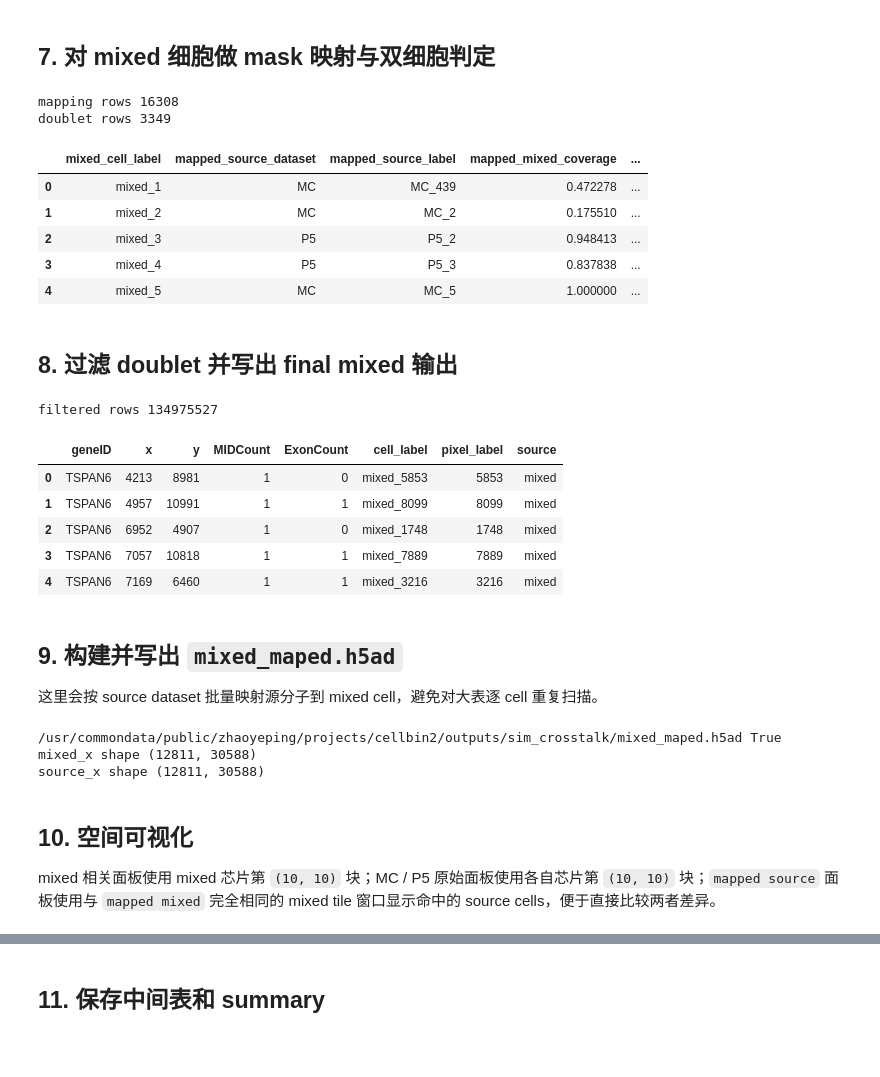
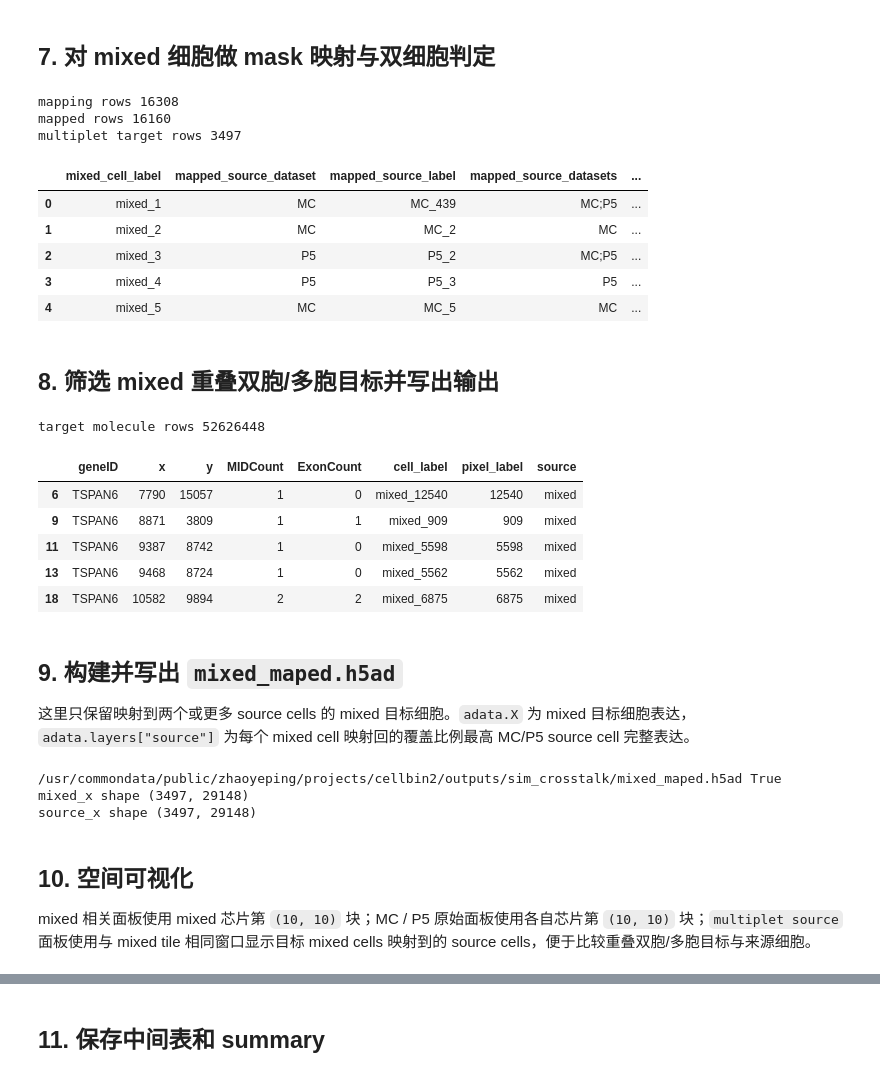
Before and after one commit to yepingzhao/cellbin2, a Jupyter notebook: sim_crosstalk.ipynb, the cells around one changed output, grey strips where cells are left out. Drawn from its saved outputs; the diff is of its cells as text; code cells hidden in the pictures; blank space fills up the shorter version.

```diff
--- a/sim_crosstalk.ipynb
+++ b/sim_crosstalk.ipynb
@@ -237,47 +237,49 @@ candidates_df, mapping_df = sim_crosstalk.map_mixed_cells(
     min_mixed_coverage=min_mixed_coverage,
 )
 
-doublet_df = mapping_df.loc[mapping_df["is_doublet"]].copy()
+multiplet_df = mapping_df.loc[mapping_df["is_multiplet"]].copy()
 print("mapping rows", len(mapping_df))
-print("doublet rows", len(doublet_df))
+print("mapped rows", int(mapping_df["mapped_source_count"].gt(0).sum()))
+print("multiplet target rows", len(multiplet_df))
 mapping_df.head()
 # %% [output]
 mapping rows 16308
-doublet rows 3349
+mapped rows 16160
+multiplet target rows 3497
-|  | mixed_cell_label | mapped_source_dataset | mapped_source_label | mapped_mixed_coverage | ... |
-| 0 | mixed_1 | MC | MC_439 | 0.472278 | ... |
-| 1 | mixed_2 | MC | MC_2 | 0.175510 | ... |
-| 2 | mixed_3 | P5 | P5_2 | 0.948413 | ... |
-| 3 | mixed_4 | P5 | P5_3 | 0.837838 | ... |
-| 4 | mixed_5 | MC | MC_5 | 1.000000 | ... |
+|  | mixed_cell_label | mapped_source_dataset | mapped_source_label | mapped_source_datasets | ... |
+| 0 | mixed_1 | MC | MC_439 | MC;P5 | ... |
+| 1 | mixed_2 | MC | MC_2 | MC | ... |
+| 2 | mixed_3 | P5 | P5_2 | MC;P5 | ... |
+| 3 | mixed_4 | P5 | P5_3 | P5 | ... |
+| 4 | mixed_5 | MC | MC_5 | MC | ... |
 # %% [markdown]
-## 8. 过滤 doublet 并写出 final mixed 输出
+## 8. 筛选 mixed 重叠双胞/多胞目标并写出输出
 # %%
-filtered_molecules = sim_crosstalk.filter_mixed_doublets(mixed_molecules, mapping_df)
-sim_crosstalk.write_filtered_mixed_outputs(
-    molecules=filtered_molecules,
-    output_gem=output_dir / "mixed_filtered.gem",
-    output_parquet=output_dir / "mixed_filtered_molecules.parquet",
+target_molecules = sim_crosstalk.select_multiplet_molecules(mixed_molecules, mapping_df)
+sim_crosstalk.write_mixed_molecule_outputs(
+    molecules=target_molecules,
+    output_gem=output_dir / "mixed_multiplet.gem",
+    output_parquet=output_dir / "mixed_multiplet_molecules.parquet",
     header_lines=sim_crosstalk.read_gem_header(mc_gem),
 )
-print("filtered rows", len(filtered_molecules))
-filtered_molecules.head()
+print("target molecule rows", len(target_molecules))
+target_molecules.head()
 # %% [output]
-filtered rows 134975527
+target molecule rows 52626448
 |  | geneID | x | y | MIDCount | ExonCount | cell_label | pixel_label | source |
-| 0 | TSPAN6 | 4213 | 8981 | 1 | 0 | mixed_5853 | 5853 | mixed |
-| 1 | TSPAN6 | 4957 | 10991 | 1 | 1 | mixed_8099 | 8099 | mixed |
-| 2 | TSPAN6 | 6952 | 4907 | 1 | 0 | mixed_1748 | 1748 | mixed |
-| 3 | TSPAN6 | 7057 | 10818 | 1 | 1 | mixed_7889 | 7889 | mixed |
-| 4 | TSPAN6 | 7169 | 6460 | 1 | 1 | mixed_3216 | 3216 | mixed |
+| 6 | TSPAN6 | 7790 | 15057 | 1 | 0 | mixed_12540 | 12540 | mixed |
+| 9 | TSPAN6 | 8871 | 3809 | 1 | 1 | mixed_909 | 909 | mixed |
+| 11 | TSPAN6 | 9387 | 8742 | 1 | 0 | mixed_5598 | 5598 | mixed |
+| 13 | TSPAN6 | 9468 | 8724 | 1 | 0 | mixed_5562 | 5562 | mixed |
+| 18 | TSPAN6 | 10582 | 9894 | 2 | 2 | mixed_6875 | 6875 | mixed |
 # %% [markdown]
 ## 9. 构建并写出 `mixed_maped.h5ad`
 
-这里会按 source dataset 批量映射源分子到 mixed cell，避免对大表逐 cell 重复扫描。
+这里只保留映射到两个或更多 source cells 的 mixed 目标细胞。`adata.X` 为 mixed 目标细胞表达，`adata.layers["source"]` 为每个 mixed cell 映射回的覆盖比例最高 MC/P5 source cell 完整表达。
 # %%
 obs_df, gene_order, mixed_x, source_x = sim_crosstalk.build_mapped_h5ad_inputs(
     mixed_cells=mixed_cells,
-    filtered_molecules=filtered_molecules,
+    target_molecules=target_molecules,
     mapping_df=mapping_df,
     mc_molecules=mc_molecules,
     p5_molecules=p5_molecules,
@@ -295,12 +297,12 @@ print("mixed_x shape", mixed_x.shape)
 print("source_x shape", source_x.shape)
 # %% [output]
 /usr/commondata/public/zhaoyeping/projects/cellbin2/outputs/sim_crosstalk/mixed_maped.h5ad True
-mixed_x shape (12811, 30588)
-source_x shape (12811, 30588)
+mixed_x shape (3497, 29148)
+source_x shape (3497, 29148)
 # %% [markdown]
 ## 10. 空间可视化
 
-mixed 相关面板使用 mixed 芯片第 `(10, 10)` 块；MC / P5 原始面板使用各自芯片第 `(10, 10)` 块；`mapped source` 面板使用与 `mapped mixed` 完全相同的 mixed tile 窗口显示命中的 source cells，便于直接比较两者差异。
+mixed 相关面板使用 mixed 芯片第 `(10, 10)` 块；MC / P5 原始面板使用各自芯片第 `(10, 10)` 块；`multiplet source` 面板使用与 mixed tile 相同窗口显示目标 mixed cells 映射到的 source cells，便于比较重叠双胞/多胞目标与来源细胞。
 # %%
 sim_crosstalk.write_spatial_visualization(
     output_path=spatial_tile_path,
```
Also changed, not shown: parts of 5 cells of this notebook, 1 other file.
